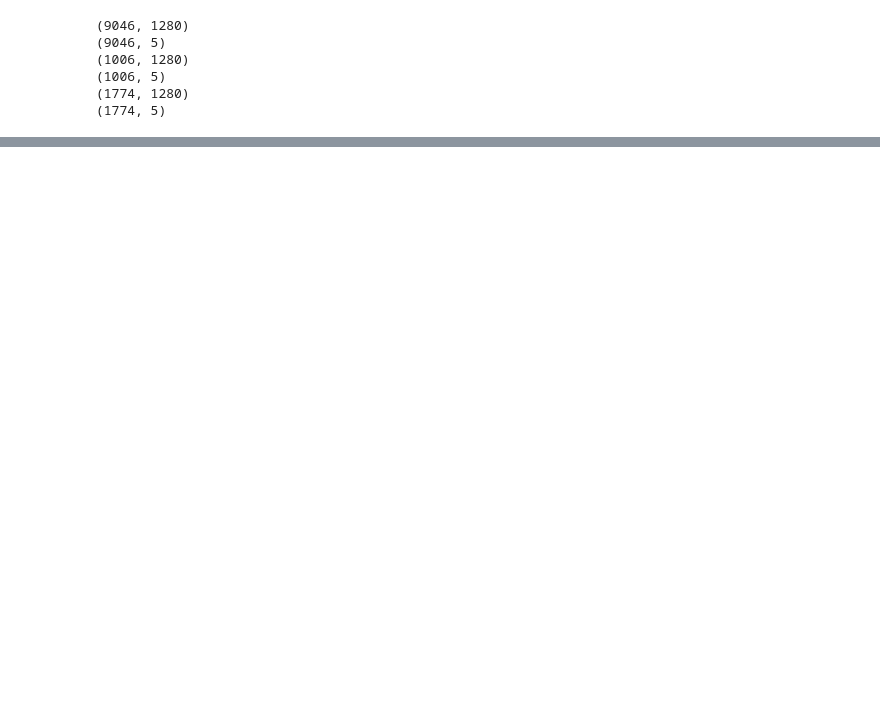
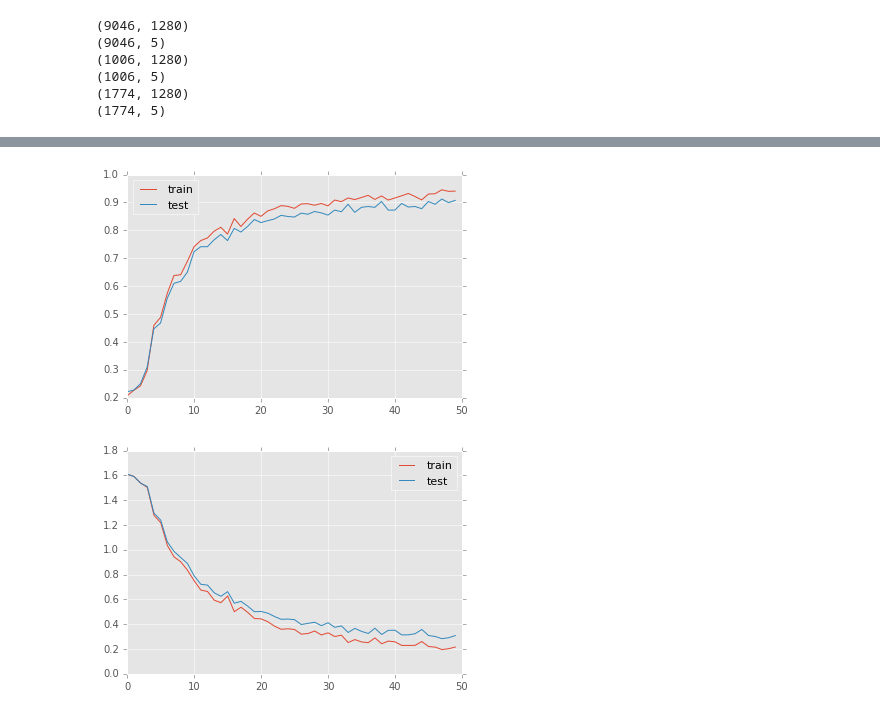
Before and after one commit to TongtongFANG/LearningMachines, a Jupyter notebook: new_NN_voice_classification.ipynb, the cells around one changed output, grey strips where cells are left out. Cells and saved outputs as stored; diff of their text form; code cells hidden in the pictures; blank space fills up the shorter version.

```diff
--- a/new_NN_voice_classification.ipynb
+++ b/new_NN_voice_classification.ipynb
@@ -82,16 +60,15 @@ from keras import backend as K
 global_step = tf.Variable(0, trainable=False)
 starter_learning_rate = 0.005
 learning_rate = tf.train.exponential_decay(starter_learning_rate, global_step,
-                                           50, 0.99, staircase=True)
+                                           100, 0.99, staircase=True)
 
-training_iters = 4000
+epochs = 50
 batch_size = 100
-test_step = 40
 
 # Network Parameters
 n_input = 40 * 32
 n_classes = 5
-dropout = .8 # Dropout, probability to keep units
+dropout = .65 # Dropout, probability to keep units
 
 # 1. Define Variables and Placeholders
 x = tf.placeholder(tf.float32, [None, n_input])
@@ -225,0 +196,21 @@ Test Accuracy: 0.9177
+# %%
+def plot_accuracy_and_cost():
+
+    # accuracy training vs testing dataset
+    plt.plot(train_accuracy)
+    plt.plot(val_accuracy)
+    plt.grid(True)
+    plt.legend(['train', 'test'], loc='best')
+    plt.show()
+
+    # loss training vs testing dataset
+    plt.plot(train_cost)
+    plt.plot(val_cost)
+    plt.grid(True)
+    plt.legend(['train', 'test'], loc='best')
+    plt.show()
+# %%
+plot_accuracy_and_cost()
+# %% [output]
+[figure, added]
+[figure, added]
```
Also changed, not shown: parts of 3 cells of this notebook.
